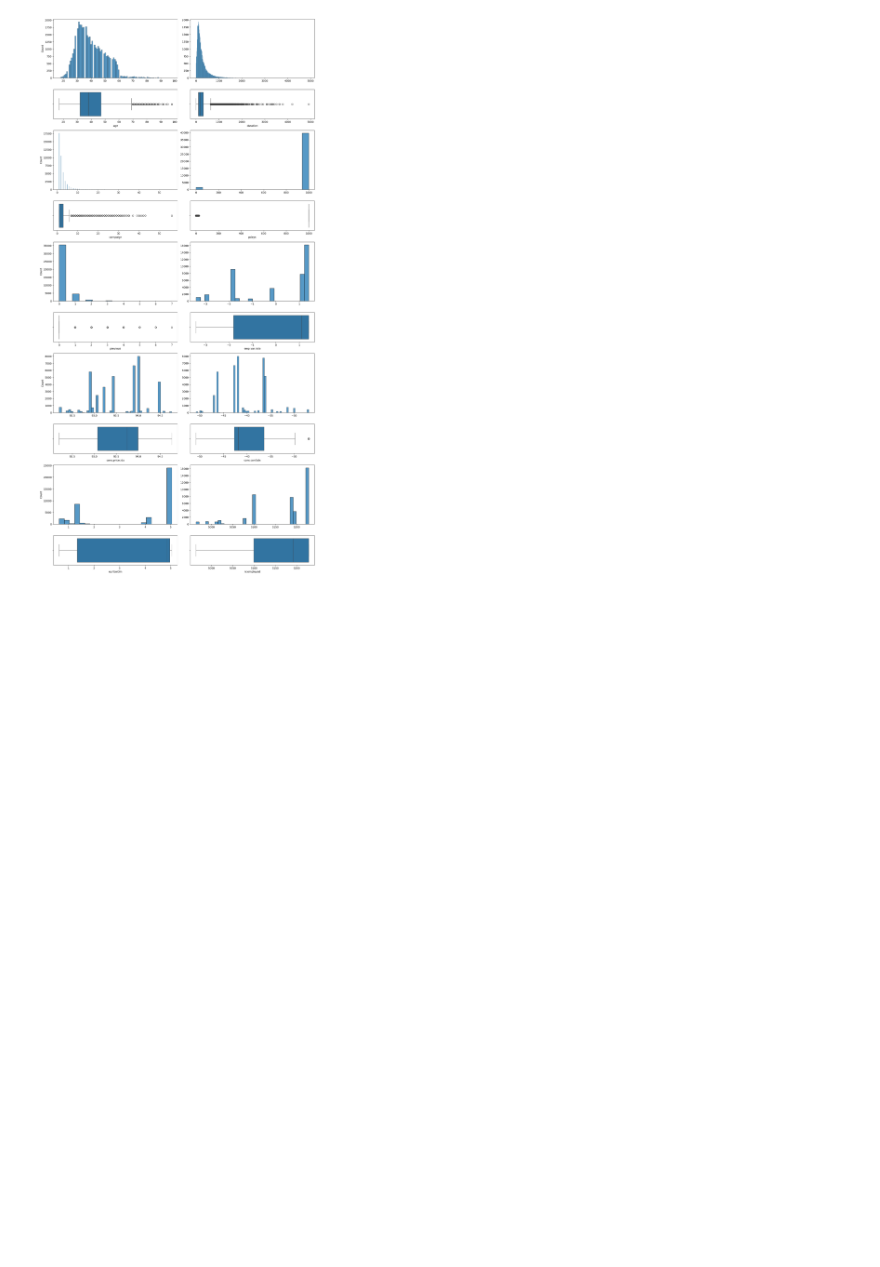
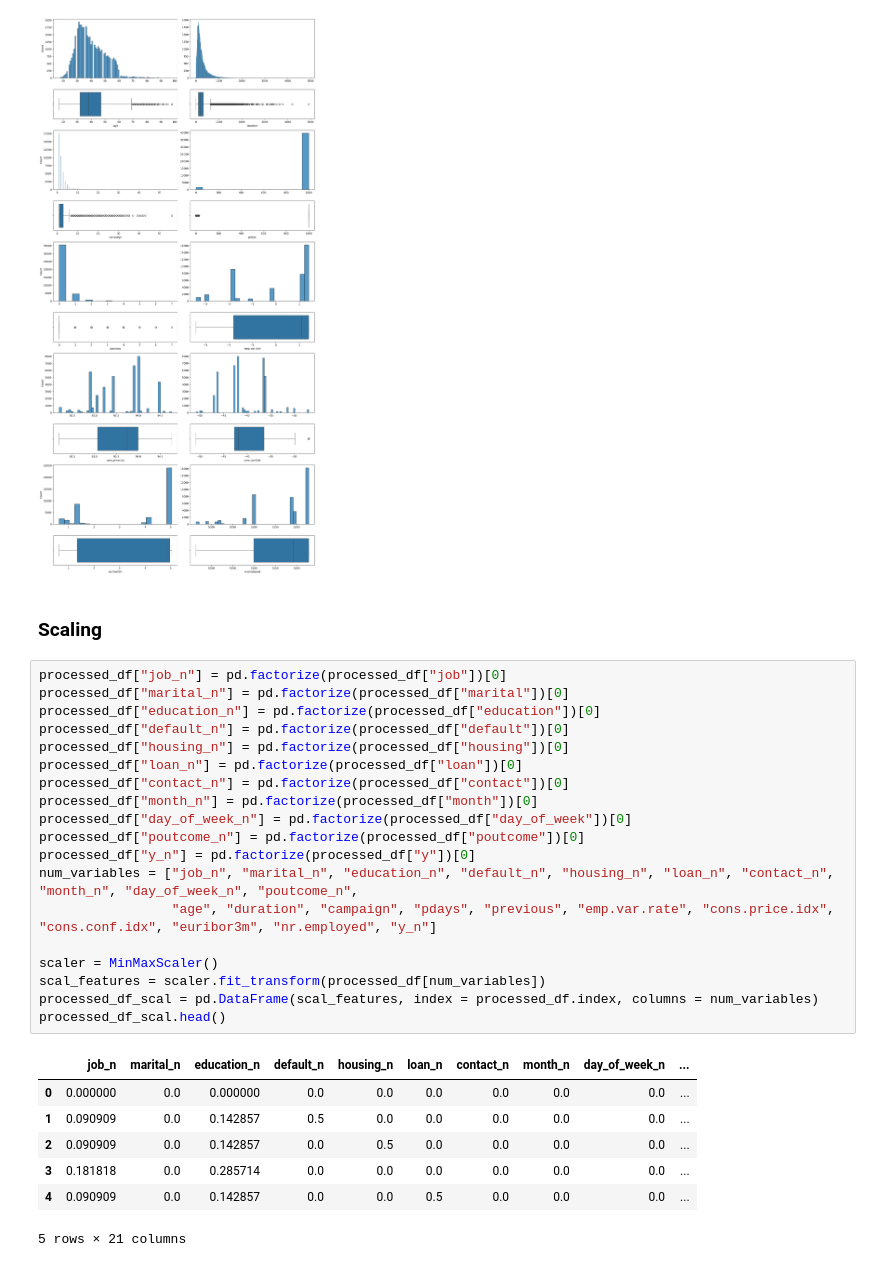
Before and after one commit to felixjbo/Logistic-Regression-Project, a Jupyter notebook: notebooks/notebook.ipynb, the cells around one changed output. Drawn from its saved outputs; the diff is of its cells as text; blank space fills up the shorter version.

```diff
--- a/notebooks/notebook.ipynb
+++ b/notebooks/notebook.ipynb
@@ -183,3 +188,32 @@ plt.tight_layout()
 plt.show()
 # %% [output]
 [figure]
+# %% [markdown]
+### Scaling
+# %%
+processed_df["job_n"] = pd.factorize(processed_df["job"])[0]
+processed_df["marital_n"] = pd.factorize(processed_df["marital"])[0]
+processed_df["education_n"] = pd.factorize(processed_df["education"])[0]
+processed_df["default_n"] = pd.factorize(processed_df["default"])[0]
+processed_df["housing_n"] = pd.factorize(processed_df["housing"])[0]
+processed_df["loan_n"] = pd.factorize(processed_df["loan"])[0]
+processed_df["contact_n"] = pd.factorize(processed_df["contact"])[0]
+processed_df["month_n"] = pd.factorize(processed_df["month"])[0]
+processed_df["day_of_week_n"] = pd.factorize(processed_df["day_of_week"])[0]
+processed_df["poutcome_n"] = pd.factorize(processed_df["poutcome"])[0]
+processed_df["y_n"] = pd.factorize(processed_df["y"])[0]
+num_variables = ["job_n", "marital_n", "education_n", "default_n", "housing_n", "loan_n", "contact_n", "month_n", "day_of_week_n", "poutcome_n",
+                 "age", "duration", "campaign", "pdays", "previous", "emp.var.rate", "cons.price.idx", "cons.conf.idx", "euribor3m", "nr.employed", "y_n"]
+
+scaler = MinMaxScaler()
+scal_features = scaler.fit_transform(processed_df[num_variables])
+processed_df_scal = pd.DataFrame(scal_features, index = processed_df.index, columns = num_variables)
+processed_df_scal.head()
+# %% [output]
+|  | job_n | marital_n | education_n | default_n | housing_n | loan_n | contact_n | month_n | day_of_week_n | ... |
+| 0 | 0.000000 | 0.0 | 0.000000 | 0.0 | 0.0 | 0.0 | 0.0 | 0.0 | 0.0 | ... |
+| 1 | 0.090909 | 0.0 | 0.142857 | 0.5 | 0.0 | 0.0 | 0.0 | 0.0 | 0.0 | ... |
+| 2 | 0.090909 | 0.0 | 0.142857 | 0.0 | 0.5 | 0.0 | 0.0 | 0.0 | 0.0 | ... |
+| 3 | 0.181818 | 0.0 | 0.285714 | 0.0 | 0.0 | 0.0 | 0.0 | 0.0 | 0.0 | ... |
+| 4 | 0.090909 | 0.0 | 0.142857 | 0.0 | 0.0 | 0.5 | 0.0 | 0.0 | 0.0 | ... |
+5 rows × 21 columns
```
Also changed, not shown: parts of 8 cells of this notebook.
